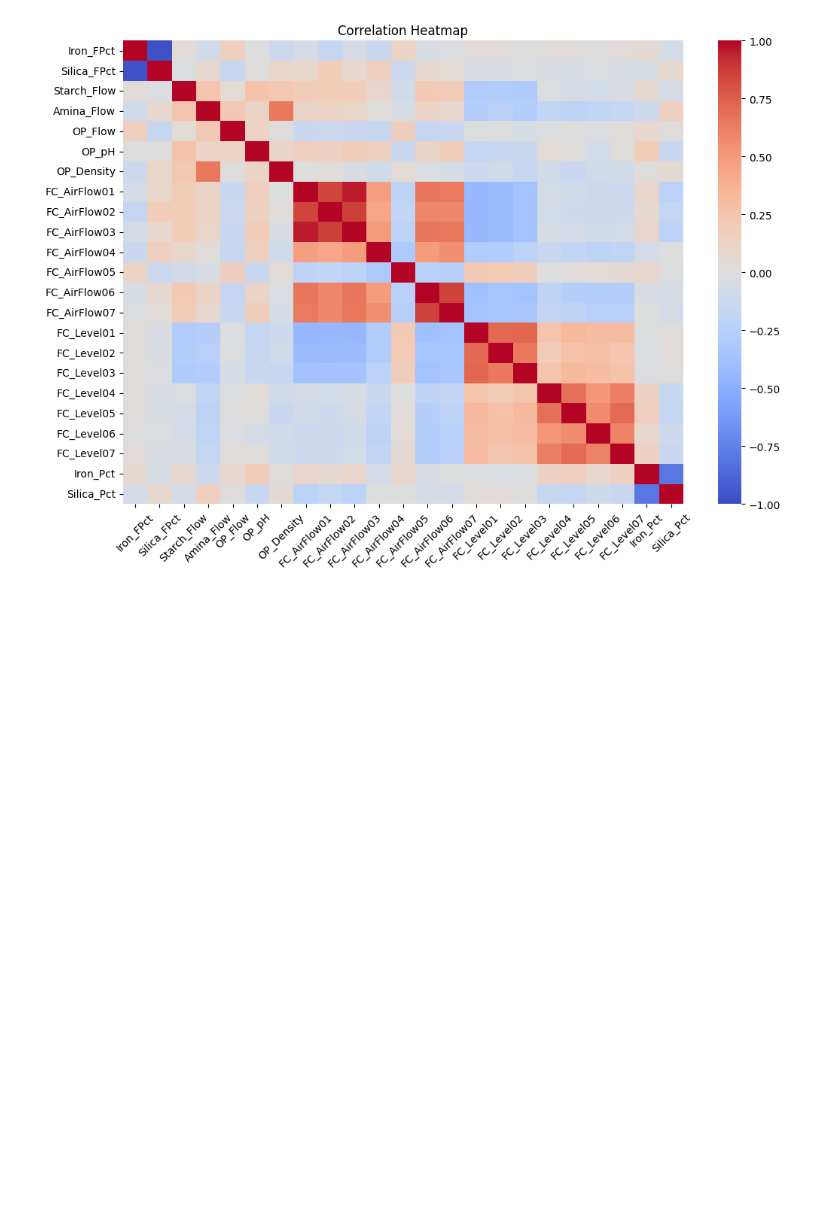
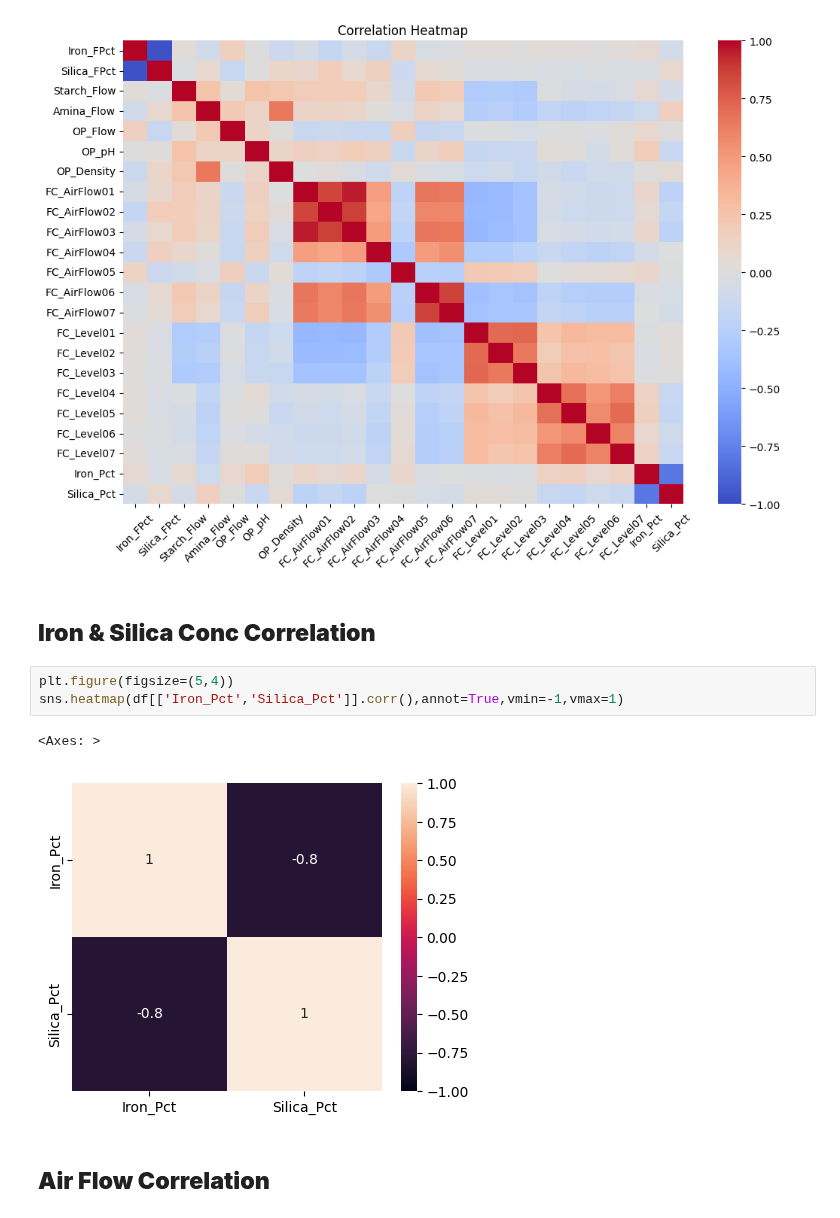
Before and after one commit to akshayyewle/Machine-Learning, a Jupyter notebook: 12 Mineral Processing Quality Prediction/Python Notebook.ipynb, the cells around one changed output. Drawn from its saved outputs; the diff is of its cells as text; blank space fills up the shorter version.

```diff
--- a/12 Mineral Processing Quality Prediction/Python Notebook.ipynb
+++ b/12 Mineral Processing Quality Prediction/Python Notebook.ipynb
@@ -216,3 +216,13 @@ plt.xticks(rotation=45)
 plt.show()
 # %% [output]
 [figure]
+# %% [markdown]
+## **Iron & Silica Conc Correlation**
+# %%
+plt.figure(figsize=(5,4))
+sns.heatmap(df[['Iron_Pct','Silica_Pct']].corr(),annot=True,vmin=-1,vmax=1)
+# %% [output]
+<Axes: >
+[figure, added]
+# %% [markdown]
+## **Air Flow Correlation**
```
Also changed, not shown: parts of 6 cells of this notebook.
